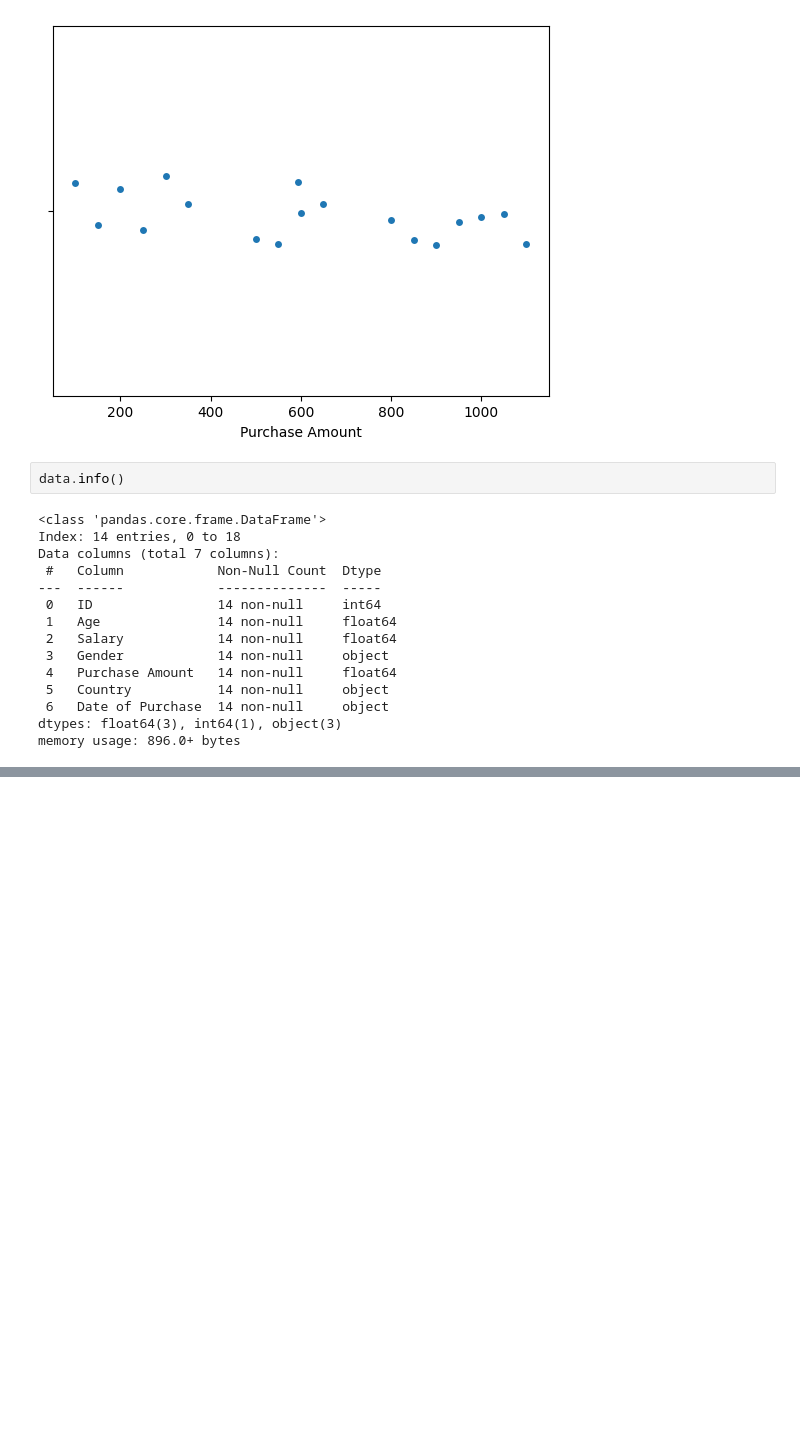
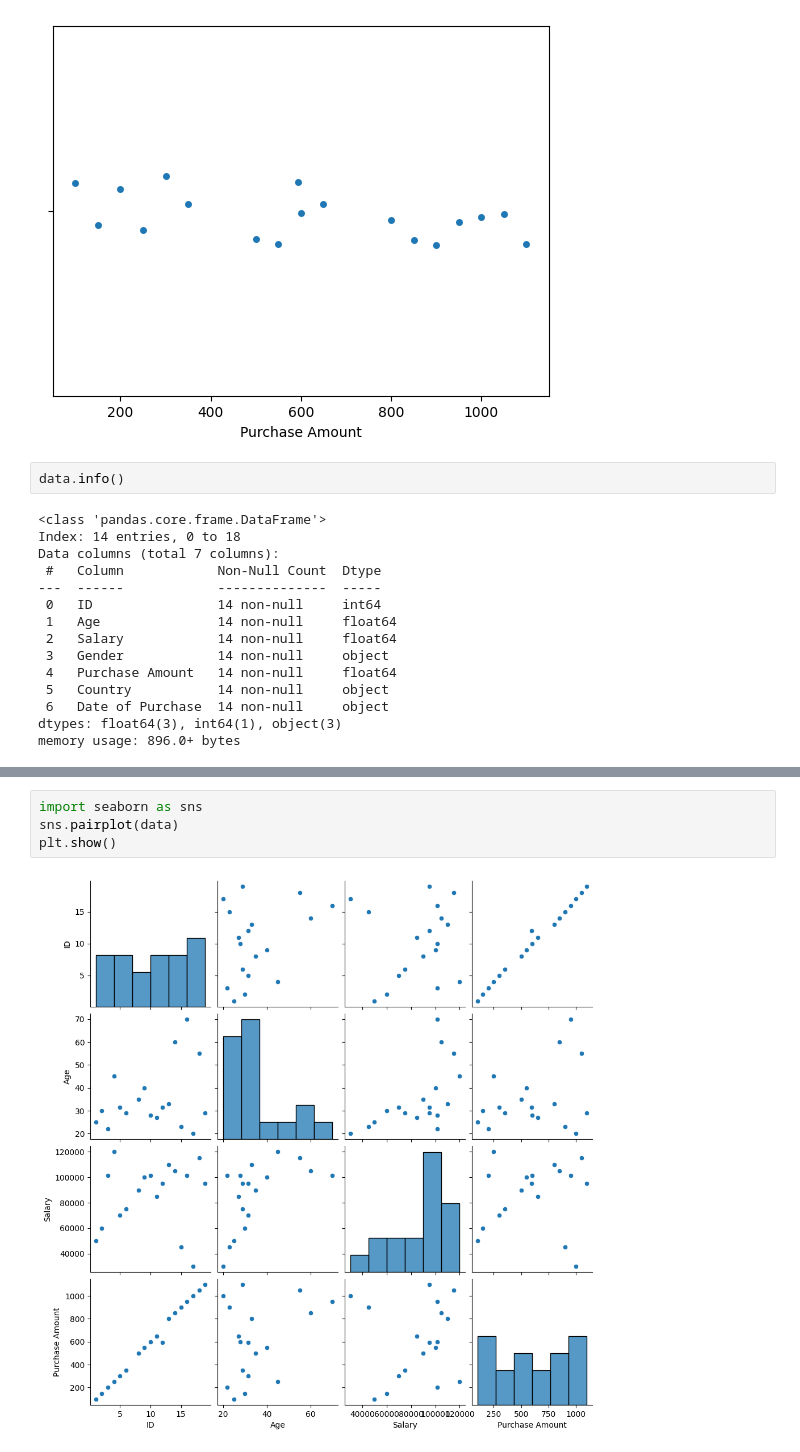
Before and after one commit to ahmadjan223/machine-learning, a Jupyter notebook: day3.ipynb, the cells around one changed output, grey strips where cells are left out. Saved outputs shown, nothing was run; the diff lists cells and outputs as text; blank space fills up the shorter version.

```diff
--- a/day3.ipynb
+++ b/day3.ipynb
@@ -174,0 +190,6 @@ NameError: name 'df' is not defined
+# %%
+import seaborn as sns
+sns.pairplot(data)
+plt.show()
+# %% [output]
+[figure, added]
```
Also changed, not shown: parts of 3 cells of this notebook.
